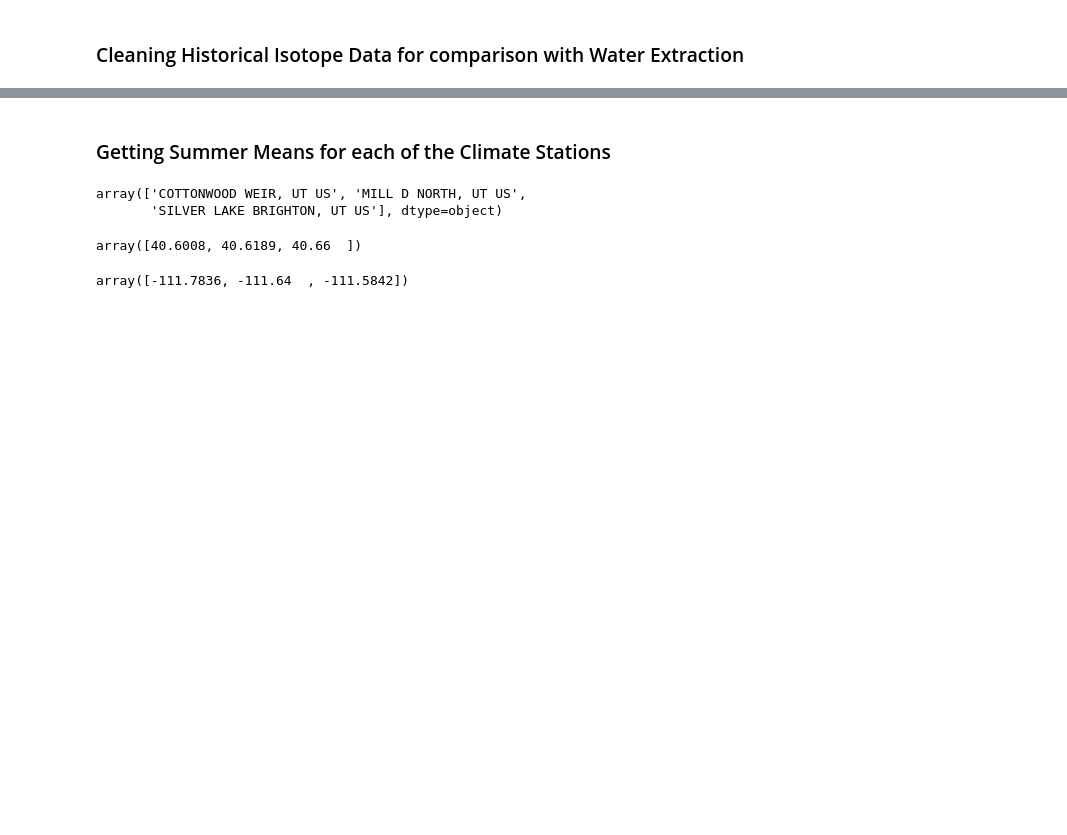
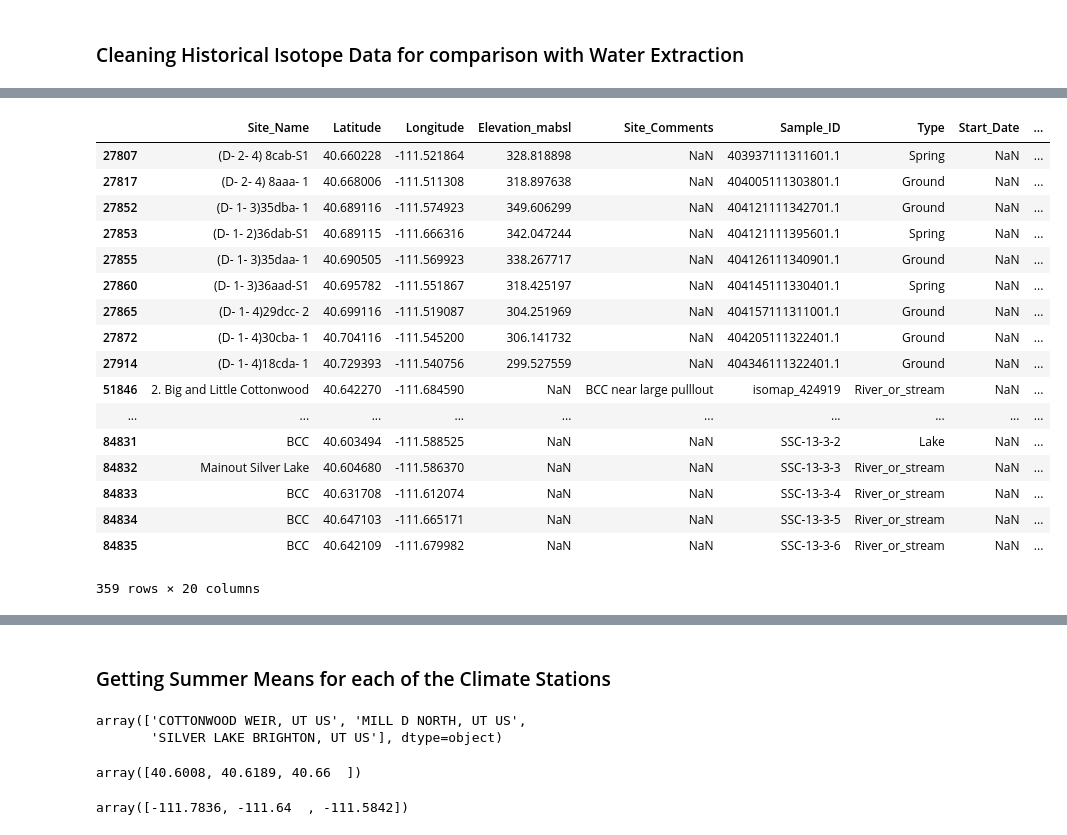
Before and after one commit to rbavery/isocamp-2019-projects, a Jupyter notebook: water_isotope_work.ipynb, the cells around one changed output, grey strips where cells are left out. Drawn from its saved outputs; the diff is of its cells as text; code cells hidden in the pictures; blank space fills up the shorter version.

Commit message:
filtering historical

```diff
--- a/water_isotope_work.ipynb
+++ b/water_isotope_work.ipynb
@@ -191,4 +191,4 @@ plt.savefig("figures/freewater_local_wl.png")
 # %% [markdown]
 ### Cleaning Historical Isotope Data for comparison with Water Extraction
 # %%
-pd.read_csv("data/utah_freewater_isotopes_200-2019/1560542436-data.csv")
+historical_water = pd.read_csv("data/utah_freewater_isotopes_200-2019/1560542436-data.csv").dropna(subset=['d2H', 'd18O', 'Collection_Date'])
@@ -205,3 +195,27 @@ pd.read_csv("data/utah_freewater_isotopes_200-2019/1560542436-data.csv")
+# %%
+historical_water.loc[(historical_water['Latitude'] >= 40.53060269) & \
+                     (historical_water['Latitude'] <= 40.73060269) & \
+                     (historical_water['Longitude'] >= -111.70638889) & \
+                    (historical_water['Longitude'] <= -111.50638889)]
+# %% [output]
+|  | Site_Name | Latitude | Longitude | Elevation_mabsl | Site_Comments | Sample_ID | Type | Start_Date | ... |
+| 27807 | (D- 2- 4) 8cab-S1 | 40.660228 | -111.521864 | 328.818898 | NaN | 403937111311601.1 | Spring | NaN | ... |
+| 27817 | (D- 2- 4) 8aaa- 1 | 40.668006 | -111.511308 | 318.897638 | NaN | 404005111303801.1 | Ground | NaN | ... |
+| 27852 | (D- 1- 3)35dba- 1 | 40.689116 | -111.574923 | 349.606299 | NaN | 404121111342701.1 | Ground | NaN | ... |
+| 27853 | (D- 1- 2)36dab-S1 | 40.689115 | -111.666316 | 342.047244 | NaN | 404121111395601.1 | Spring | NaN | ... |
+| 27855 | (D- 1- 3)35daa- 1 | 40.690505 | -111.569923 | 338.267717 | NaN | 404126111340901.1 | Ground | NaN | ... |
+| 27860 | (D- 1- 3)36aad-S1 | 40.695782 | -111.551867 | 318.425197 | NaN | 404145111330401.1 | Spring | NaN | ... |
+| 27865 | (D- 1- 4)29dcc- 2 | 40.699116 | -111.519087 | 304.251969 | NaN | 404157111311001.1 | Ground | NaN | ... |
+| 27872 | (D- 1- 4)30cba- 1 | 40.704116 | -111.545200 | 306.141732 | NaN | 404205111322401.1 | Ground | NaN | ... |
+| 27914 | (D- 1- 4)18cda- 1 | 40.729393 | -111.540756 | 299.527559 | NaN | 404346111322401.1 | Ground | NaN | ... |
+| 51846 | 2. Big and Little Cottonwood | 40.642270 | -111.684590 | NaN | BCC near large pulllout | isomap_424919 | River_or_stream | NaN | ... |
+| ... | ... | ... | ... | ... | ... | ... | ... | ... | ... |
+| 84831 | BCC | 40.603494 | -111.588525 | NaN | NaN | SSC-13-3-2 | Lake | NaN | ... |
+| 84832 | Mainout Silver Lake | 40.604680 | -111.586370 | NaN | NaN | SSC-13-3-3 | River_or_stream | NaN | ... |
+| 84833 | BCC | 40.631708 | -111.612074 | NaN | NaN | SSC-13-3-4 | River_or_stream | NaN | ... |
+| 84834 | BCC | 40.647103 | -111.665171 | NaN | NaN | SSC-13-3-5 | River_or_stream | NaN | ... |
+| 84835 | BCC | 40.642109 | -111.679982 | NaN | NaN | SSC-13-3-6 | River_or_stream | NaN | ... |
+359 rows × 20 columns
 # %%
 pd.read_excel("data/utah_freewater_isotopes_200-2019/HeaderDescriptions.xlsx")
 # %% [output]
```
Also changed, not shown: parts of 3 cells of this notebook, 1 other file.
